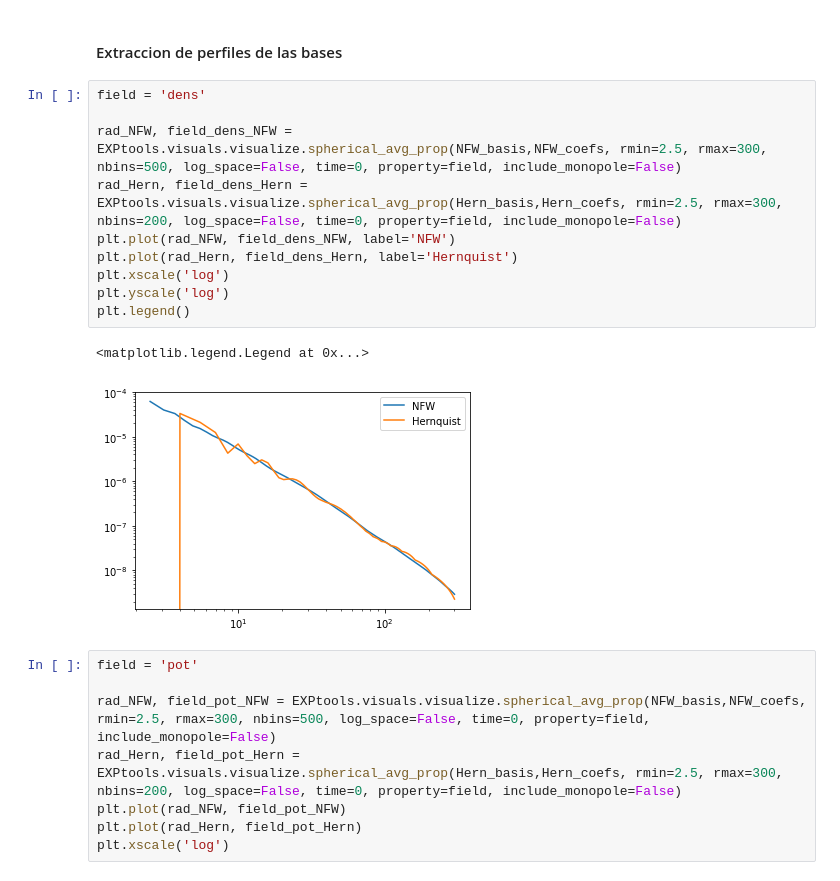
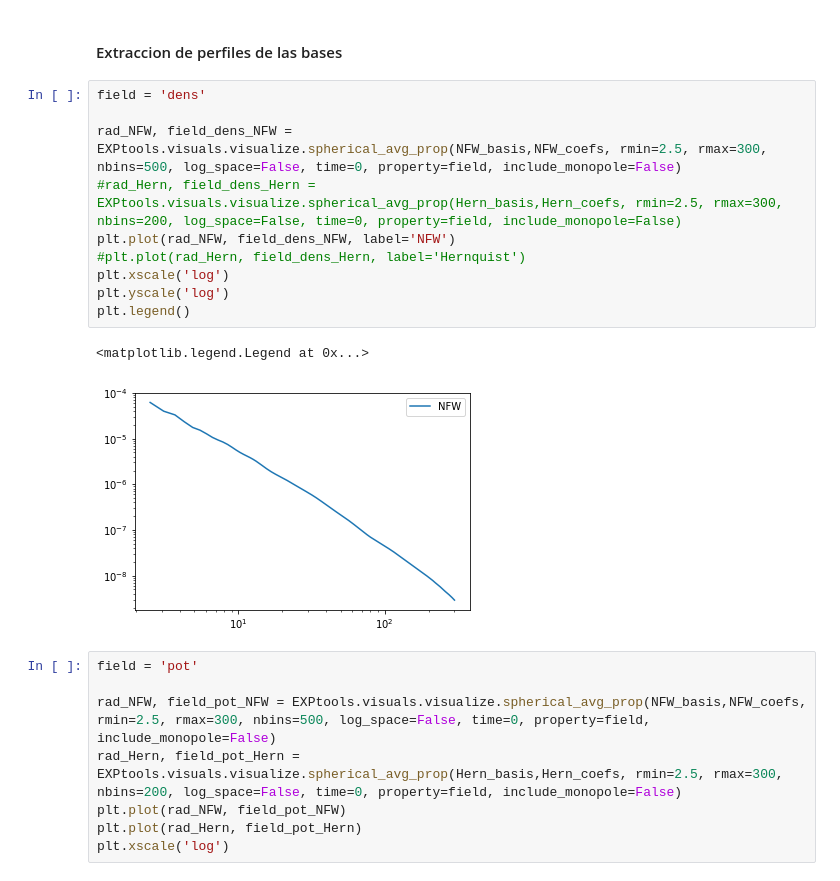
Before and after one commit to Markiribu/EXP_taller, a Jupyter notebook: virgo_exp/loading_basis.ipynb, the cells around one changed output. Cells and saved outputs as stored; diff of their text form.

```diff
--- a/virgo_exp/loading_basis.ipynb
+++ b/virgo_exp/loading_basis.ipynb
@@ -81,16 +63,16 @@ Text(0.5, 0.98, 'Orthogonal tests')
 # %%
 field = 'dens'
 
 rad_NFW, field_dens_NFW = EXPtools.visuals.visualize.spherical_avg_prop(NFW_basis,NFW_coefs, rmin=2.5, rmax=300, nbins=500, log_space=False, time=0, property=field, include_monopole=False)
-rad_Hern, field_dens_Hern = EXPtools.visuals.visualize.spherical_avg_prop(Hern_basis,Hern_coefs, rmin=2.5, rmax=300, nbins=200, log_space=False, time=0, property=field, include_monopole=False)
+#rad_Hern, field_dens_Hern = EXPtools.visuals.visualize.spherical_avg_prop(Hern_basis,Hern_coefs, rmin=2.5, rmax=300, nbins=200, log_space=False, time=0, property=field, include_monopole=False)
 plt.plot(rad_NFW, field_dens_NFW, label='NFW')
-plt.plot(rad_Hern, field_dens_Hern, label='Hernquist')
+#plt.plot(rad_Hern, field_dens_Hern, label='Hernquist')
 plt.xscale('log')
 plt.yscale('log')
 plt.legend()
 # %% [output]
 <matplotlib.legend.Legend at 0x...>
-[figure, old version]
+[figure, new version]
 # %%
 field = 'pot'
 
```
Also changed, not shown: parts of 11 cells of this notebook.
